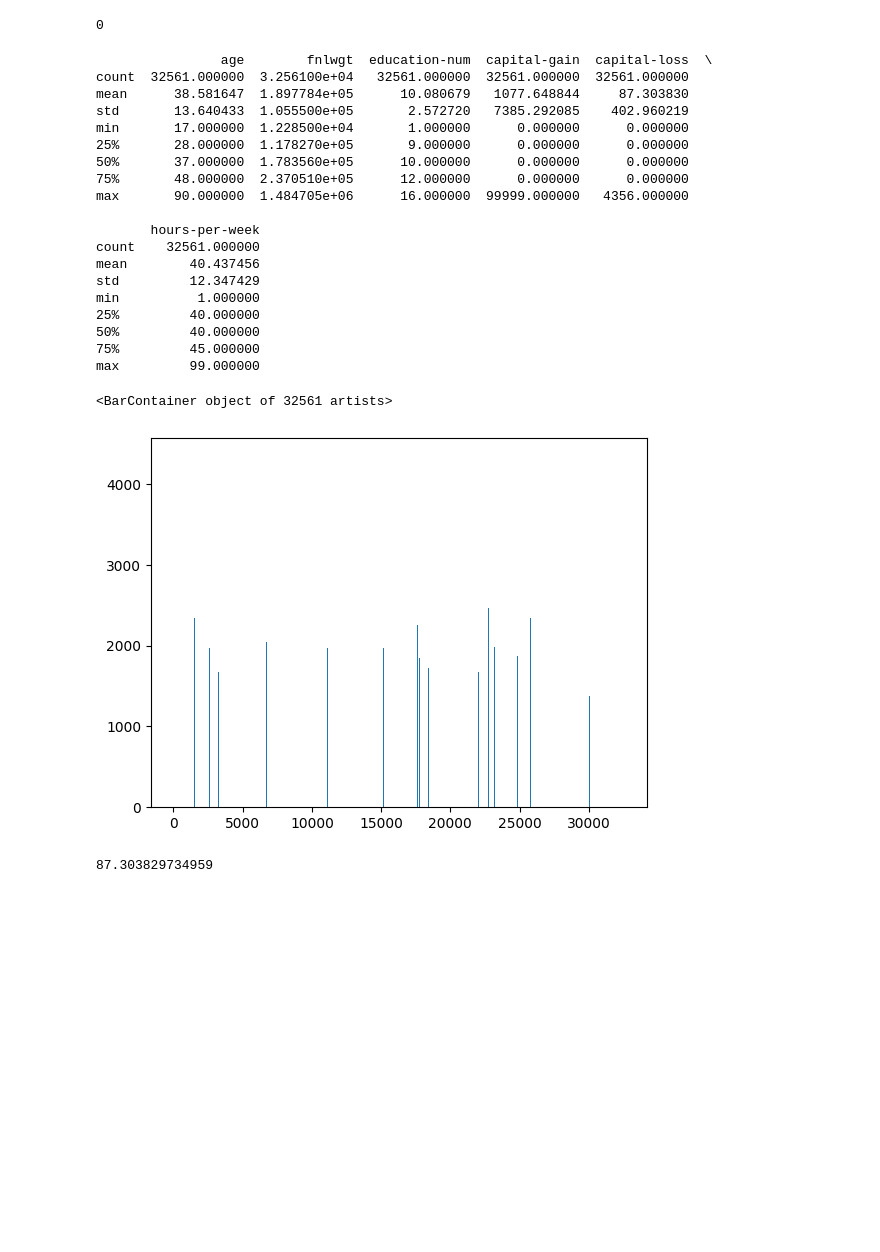
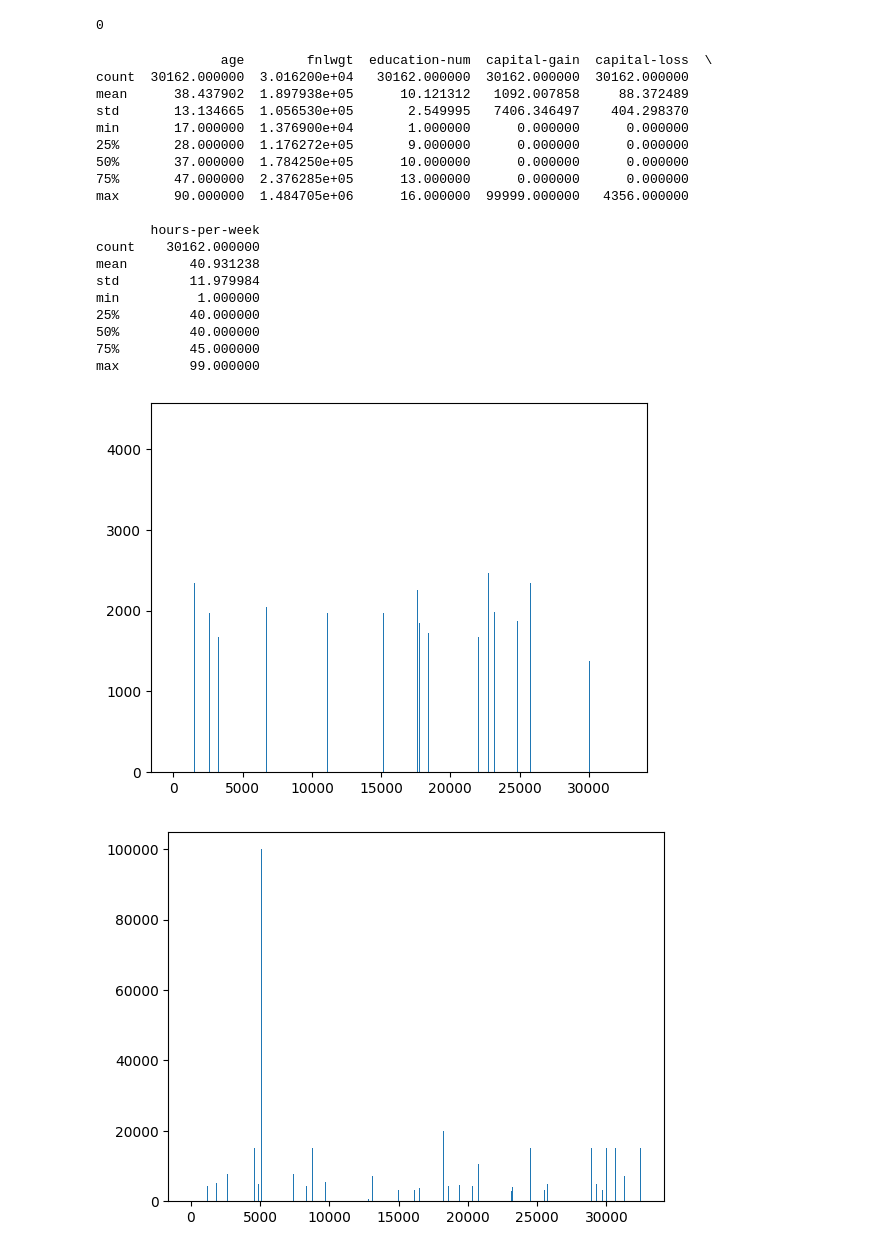
Before and after one commit to Marty808s/STATNICE-SZZ-PB_SZZ-VB, a Jupyter notebook: PI/USU/USU_2.ipynb, the cells around one changed output. Cells and saved outputs as stored; diff of their text form; code cells hidden in the pictures; blank space fills up the shorter version.

```diff
--- a/PI/USU/USU_2.ipynb
+++ b/PI/USU/USU_2.ipynb
@@ -164,7 +164,15 @@ income
 Name: count, dtype: float64
 # %%
 #v datech se nachází znak ? - je ho málo, takže jej vyhodim pomocí drop a filter
+#adults = adults.replace(["?"], np.nan)
+#adults = adults.dropna()
+
+adults = adults.apply(lambda col: col.str.strip() if col.dtypes == "object" else col)
+
+# nahradím "?" za NaN
 adults = adults.replace("?", np.nan)
+
+# drop NaN
 adults = adults.dropna()
 
 #for c in object_col:
@@ -178,21 +186,24 @@ print((adults == "?").sum().sum())   # počet zbývajících "?"
 print(adults.describe())
 
 #zajímavé jsou sloupce capital-loss, capital-gain a fnlwgt - podívám se na ně později
+#capital gain - má obrovskou směrodatnou odchylku - 75% hodnot jsou v rozsahu 0
+#capital loss - to samé
+# zkontroluji importance těchto dimenzí a následně provedu standartizaci/škálování
 # %% [output]
                 age        fnlwgt  education-num  capital-gain  capital-loss  \
-count  32561.000000  3.256100e+04   32561.000000  32561.000000  32561.000000
-mean      38.581647  1.897784e+05      10.080679   1077.648844     87.303830
-std       13.640433  1.055500e+05       2.572720   7385.292085    402.960219
-min       17.000000  1.228500e+04       1.000000      0.000000      0.000000
-25%       28.000000  1.178270e+05       9.000000      0.000000      0.000000
-50%       37.000000  1.783560e+05      10.000000      0.000000      0.000000
-75%       48.000000  2.370510e+05      12.000000      0.000000      0.000000
+count  30162.000000  3.016200e+04   30162.000000  30162.000000  30162.000000
+mean      38.437902  1.897938e+05      10.121312   1092.007858     88.372489
+std       13.134665  1.056530e+05       2.549995   7406.346497    404.298370
+min       17.000000  1.376900e+04       1.000000      0.000000      0.000000
+25%       28.000000  1.176272e+05       9.000000      0.000000      0.000000
+50%       37.000000  1.784250e+05      10.000000      0.000000      0.000000
+75%       47.000000  2.376285e+05      13.000000      0.000000      0.000000
 max       90.000000  1.484705e+06      16.000000  99999.000000   4356.000000
 
        hours-per-week
-count    32561.000000
-mean        40.437456
-std         12.347429
+count    30162.000000
+mean        40.931238
+std         11.979984
 min          1.000000
 25%         40.000000
 50%         40.000000
@@ -201,10 +212,12 @@ max         99.000000
 # %%
 dummy_x = range(0,adults.shape[0])
 plt.bar(dummy_x,adults["capital-loss"])
+plt.show()
 # %% [output]
-<BarContainer object of 32561 artists>
 [figure]
-# %%
-print(np.mean(adults["capital-loss"]))
-# %% [output]
-87.303829734959
+# %%
+dummy_x = range(0,adults.shape[0])
+plt.bar(dummy_x,adults["capital-gain"])
+plt.show()
+# %% [output]
+[figure, added]
```
Also changed, not shown: parts of 9 cells of this notebook.
